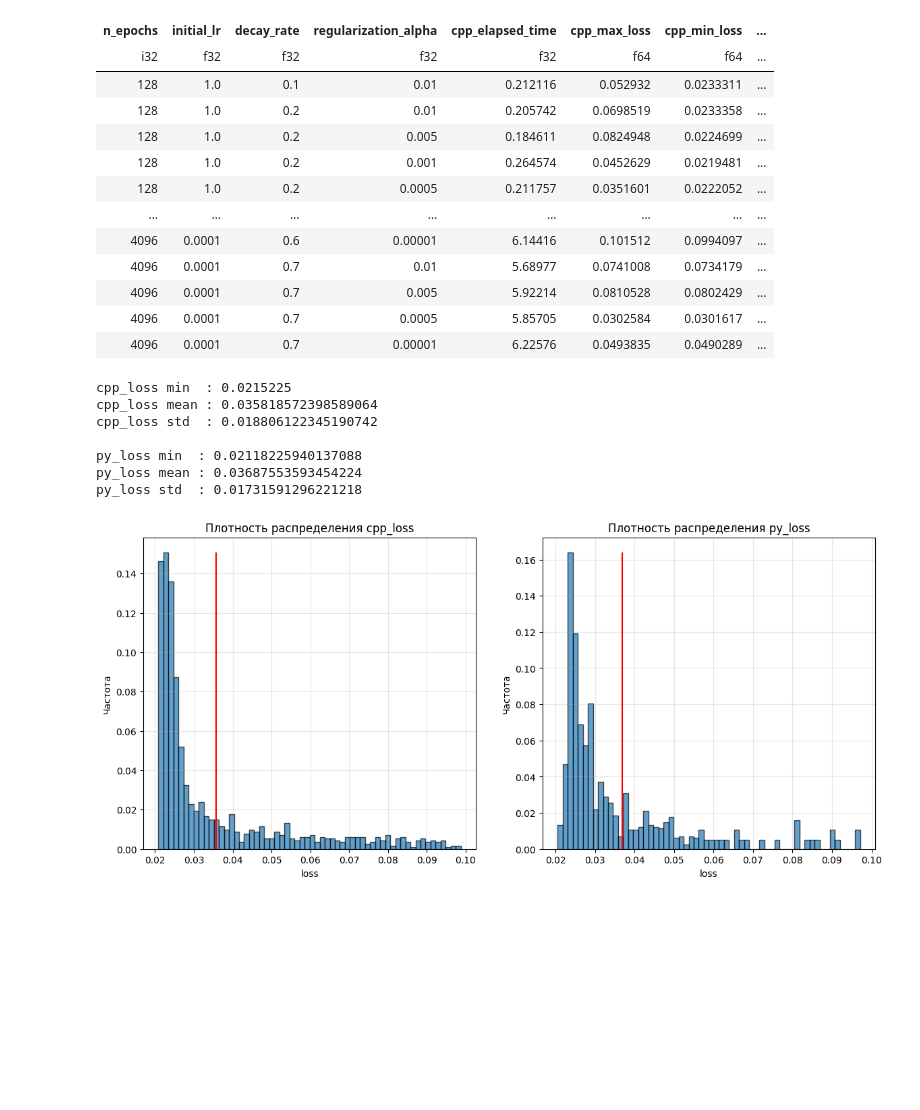
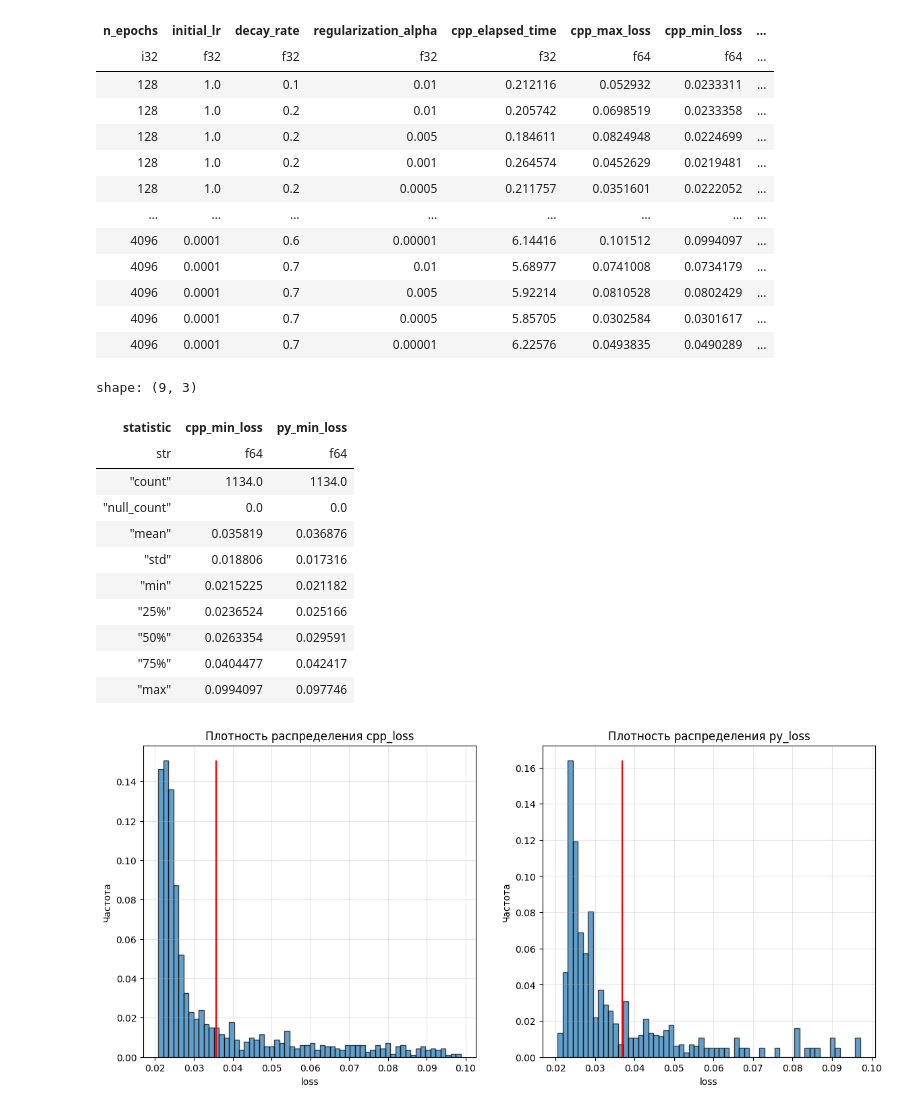
Before and after one commit to Lolikion228/CppLinReg, a Jupyter notebook: LinearRegression/res.ipynb, the cells around one changed output. Drawn from its saved outputs; the diff is of its cells as text; code cells hidden in the pictures; blank space fills up the shorter version.

```diff
--- a/LinearRegression/res.ipynb
+++ b/LinearRegression/res.ipynb
@@ -114,20 +142,19 @@ shape: (1_134, 10)
 | 4096 | 0.0001 | 0.7 | 0.005 | 5.92214 | 0.0810528 | 0.0802429 | ... |
 | 4096 | 0.0001 | 0.7 | 0.0005 | 5.85705 | 0.0302584 | 0.0301617 | ... |
 | 4096 | 0.0001 | 0.7 | 0.00001 | 6.22576 | 0.0493835 | 0.0490289 | ... |
-# %%
-print( f"cpp_loss min  : {data['cpp_min_loss'].min()}")
-print( f"cpp_loss mean : {data['cpp_min_loss'].mean()}")
-print( f"cpp_loss std  : {data['cpp_min_loss'].std()}")
-print()
-print( f"py_loss min  : {data['py_min_loss'].min()}")
-print( f"py_loss mean : {data['py_min_loss'].mean()}")
-print( f"py_loss std  : {data['py_min_loss'].std()}")
-# %% [output]
-cpp_loss min  : 0.0215225
-cpp_loss mean : 0.035818572398589064
-cpp_loss std  : 0.018806122345190742
-
-py_loss min  : 0.02118225940137088
-py_loss mean : 0.03687553593454224
-py_loss std  : 0.01731591296221218
+# %%
+data[ ["cpp_min_loss", "py_min_loss"] ].describe()
+# %% [output]
+shape: (9, 3)
+| statistic | cpp_min_loss | py_min_loss |
+| str | f64 | f64 |
+| "count" | 1134.0 | 1134.0 |
+| "null_count" | 0.0 | 0.0 |
+| "mean" | 0.035819 | 0.036876 |
+| "std" | 0.018806 | 0.017316 |
+| "min" | 0.0215225 | 0.021182 |
+| "25%" | 0.0236524 | 0.025166 |
+| "50%" | 0.0263354 | 0.029591 |
+| "75%" | 0.0404477 | 0.042417 |
+| "max" | 0.0994097 | 0.097746 |
 # %%
```
Also changed, not shown: parts of 6 cells of this notebook.
